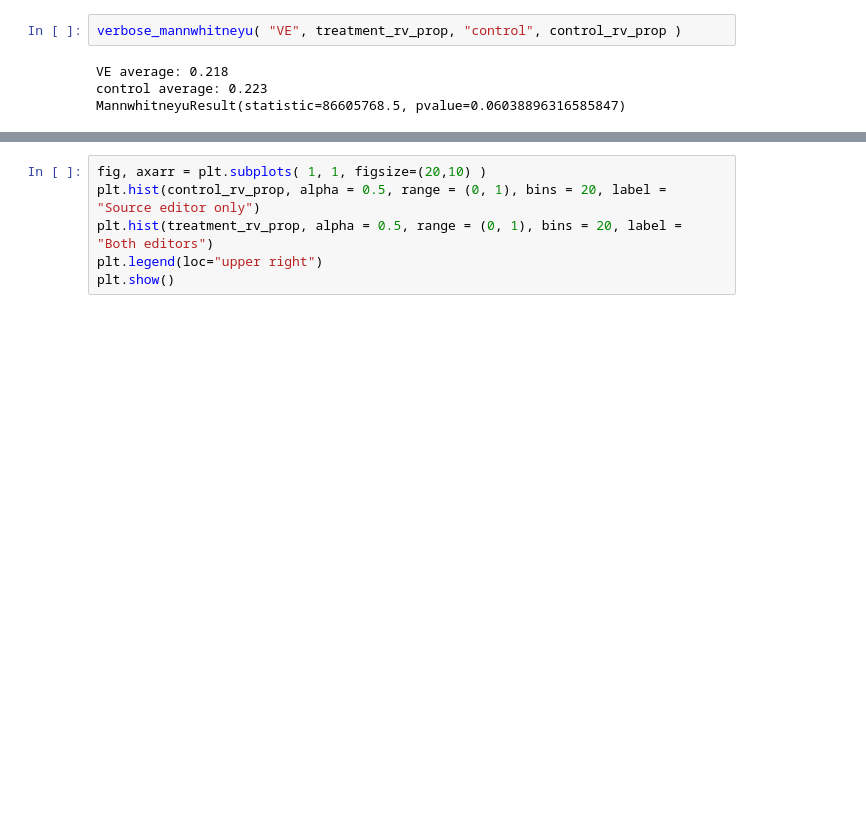
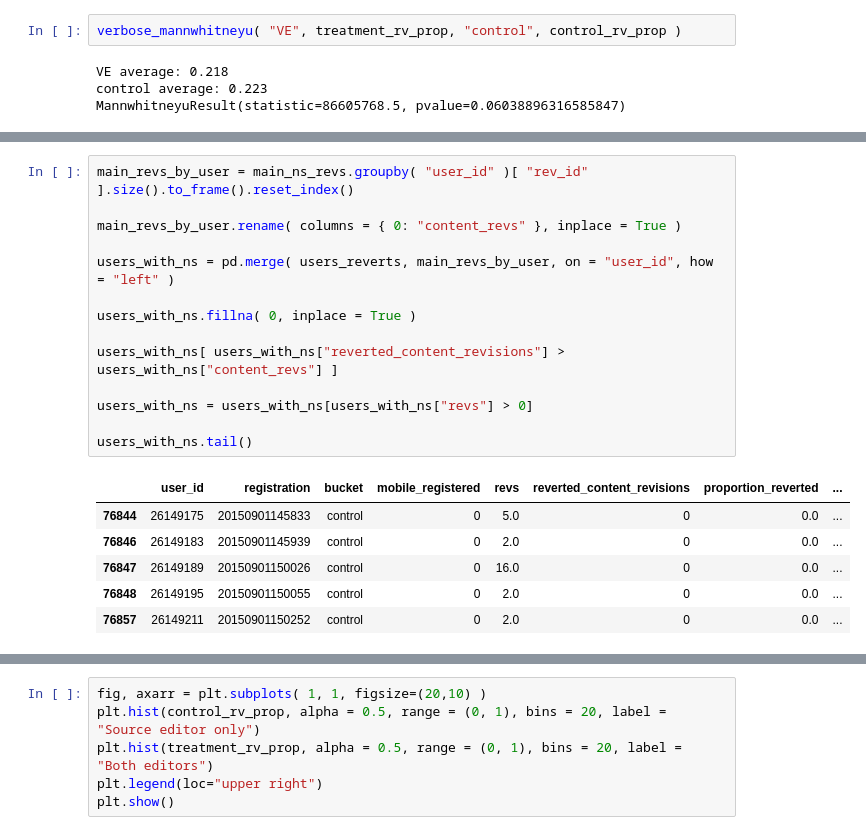
Before and after one commit to neilpquinn/2015-11-VE-experiment-follow-up, a Jupyter notebook: VE experiment follow-up.ipynb, the cells around one changed output, grey strips where cells are left out. Cells and saved outputs as stored; diff of their text form; blank space fills up the shorter version.

```diff
--- a/VE experiment follow-up.ipynb
+++ b/VE experiment follow-up.ipynb
@@ -631,0 +647,21 @@ axarr[1].hist(treatment_reverts, range = (2, 22), bins = 10)
+# %%
+main_revs_by_user = main_ns_revs.groupby( "user_id" )[ "rev_id" ].size().to_frame().reset_index()
+
+main_revs_by_user.rename( columns = { 0: "content_revs" }, inplace = True )
+
+users_with_ns = pd.merge( users_reverts, main_revs_by_user, on = "user_id", how = "left" )
+
+users_with_ns.fillna( 0, inplace = True )
+
+users_with_ns[ users_with_ns["reverted_content_revisions"] > users_with_ns["content_revs"] ]
+
+users_with_ns = users_with_ns[users_with_ns["revs"] > 0]
+
+users_with_ns.tail()
+# %% [output]
+|  | user_id | registration | bucket | mobile_registered | revs | reverted_content_revisions | proportion_reverted | ... |
+| 76844 | 26149175 | 20150901145833 | control | 0 | 5.0 | 0 | 0.0 | ... |
+| 76846 | 26149183 | 20150901145939 | control | 0 | 2.0 | 0 | 0.0 | ... |
+| 76847 | 26149189 | 20150901150026 | control | 0 | 16.0 | 0 | 0.0 | ... |
+| 76848 | 26149195 | 20150901150055 | control | 0 | 2.0 | 0 | 0.0 | ... |
+| 76857 | 26149211 | 20150901150252 | control | 0 | 2.0 | 0 | 0.0 | ... |
```
Also changed, not shown: parts of 8 cells of this notebook, 1 other file.
